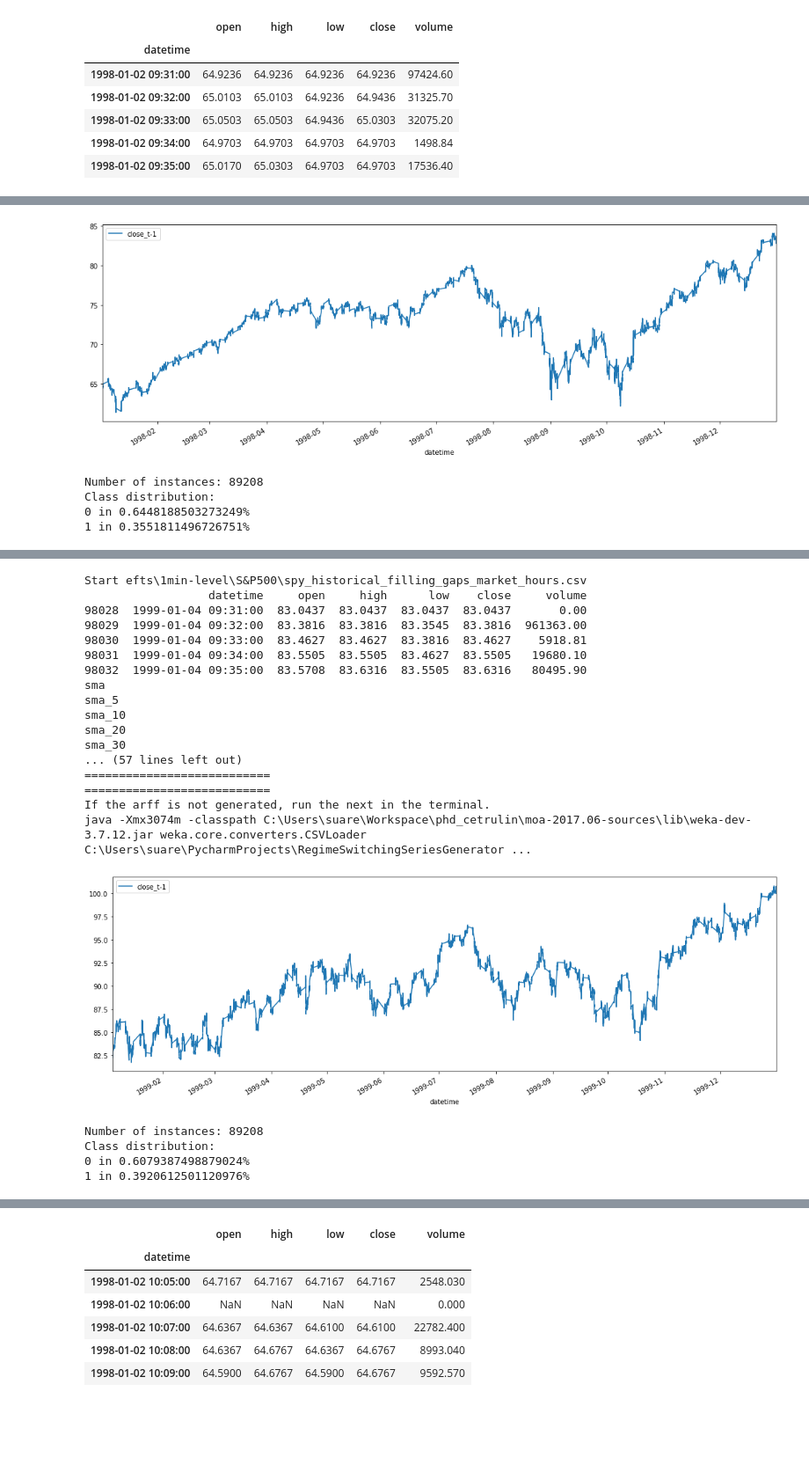
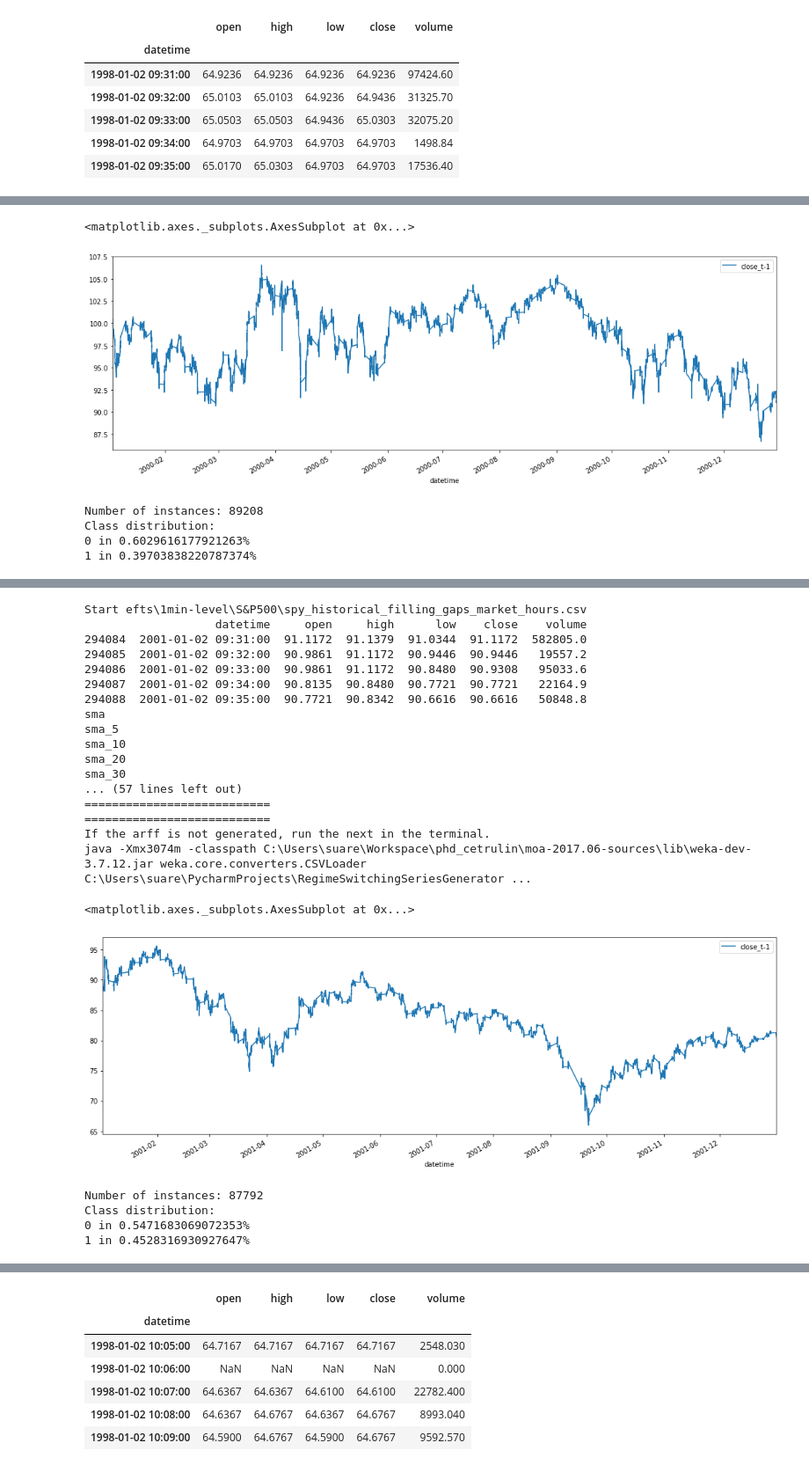
Before and after one commit to cetrulin/regime-switching-series-generator, a Jupyter notebook: notebooks/Data_preparation_experiments_NA_handling_gaps-QUANTQUOTE_MINUTES.ipynb, the cells around one changed output, grey strips where cells are left out. Shown at 88% size. Drawn from its saved outputs; the diff is of its cells as text; code cells hidden in the pictures; blank space fills up the shorter version.

```diff
--- a/notebooks/Data_preparation_experiments_NA_handling_gaps-QUANTQUOTE_MINUTES.ipynb
+++ b/notebooks/Data_preparation_experiments_NA_handling_gaps-QUANTQUOTE_MINUTES.ipynb
@@ -474,11 +440,26 @@ for mode in modes:
 
             # Get date range for the current set (TODO: add to adict so if else conditions are not required and can be soecufued at the start)
             if dataset == 'mahalanobis':
-                df = df[df.datetime.astype('str') <= '1998-12-31 16:00:00']  # Mahalanobis Set
+                # 1998
+                # df = df[df.datetime.astype('str') <= '1998-12-31 16:00:00']  # Mahalanobis Set
+                # 2000
+                df = df[(df.datetime.astype('str') > '1999-12-31 16:00:00') & (df.datetime.astype('str') <= '2000-12-31 16:00:00')]
+                # 2007
+#                 df = df[(df.datetime.astype('str') > '2006-12-31 16:00:00') & (df.datetime.astype('str') <= '2007-12-31 16:00:00')]
             elif dataset == 'dev':
-                df = df[(df.datetime.astype('str') > '1998-12-31 16:00:00') & (df.datetime.astype('str') <= '1999-12-31 16:00:00')]
+                # 1999
+                # df = df[(df.datetime.astype('str') > '1998-12-31 16:00:00') & (df.datetime.astype('str') <= '1999-12-31 16:00:00')]
+                # 2001
+                df = df[(df.datetime.astype('str') > '2000-12-31 16:00:00') & (df.datetime.astype('str') <= '2001-12-31 16:00:00')]
+                # 2008
+#                 df = df[(df.datetime.astype('str') > '2007-12-31 16:00:00') & (df.datetime.astype('str') <= '2008-12-31 16:00:00')]
             elif dataset == 'train':
-                df = df[df.datetime.astype('str') > '1999-12-31 16:00:00']
+                # 2000-2020/05
+#               df = df[df.datetime.astype('str') > '1999-12-31 16:00:00']
+                # 2002-2020/05
+                df = df[df.datetime.astype('str') > '2001-12-31 16:00:00']
+                # 2009-2020/05
+#                 df = df[df.datetime.astype('str') > '2008-12-31 16:00:00']
             else:
                 assert False, 'please, add a proper set name. either Mahalanobis, dev or train.'
 
@@ -657,39 +638,41 @@ Start efts\1min-level\S&P500\spy_historical_filling_gaps_market_hours.csv
 sma
 sma_5
 sma_10
 sma_20
 sma_30
 ... (57 lines left out)
 ===========================
 ===========================
 If the arff is not generated, run the next in the terminal.
 java -Xmx3074m -classpath C:\Users\suare\Workspace\phd_cetrulin\moa-2017.06-sources\lib\weka-dev-3.7.12.jar weka.core.converters.CSVLoader C:\Users\suare\PycharmProjects\RegimeSwitchingSeriesGenerator ...
+<matplotlib.axes._subplots.AxesSubplot at 0x...>
-[figure, old version]
+[figure, new version]
-Number of instances: 89208
-Class distribution:
-0 in 0.6448188503273249%
-1 in 0.3551811496726751%
+Number of instances: 89208
+Class distribution:
+0 in 0.6029616177921263%
+1 in 0.39703838220787374%
 [interactive output not drawn]
-Start efts\1min-level\S&P500\spy_historical_filling_gaps_market_hours.csv
-                  datetime     open     high      low    close     volume
-98028  1999-01-04 09:31:00  83.0437  83.0437  83.0437  83.0437       0.00
-98029  1999-01-04 09:32:00  83.3816  83.3816  83.3545  83.3816  961363.00
-98030  1999-01-04 09:33:00  83.4627  83.4627  83.3816  83.4627    5918.81
-98031  1999-01-04 09:34:00  83.5505  83.5505  83.4627  83.5505   19680.10
-98032  1999-01-04 09:35:00  83.5708  83.6316  83.5505  83.6316   80495.90
-sma
-sma_5
-sma_10
-sma_20
-sma_30
-... (57 lines left out)
-===========================
-===========================
-If the arff is not generated, run the next in the terminal.
-java -Xmx3074m -classpath C:\Users\suare\Workspace\phd_cetrulin\moa-2017.06-sources\lib\weka-dev-3.7.12.jar weka.core.converters.CSVLoader C:\Users\suare\PycharmProjects\RegimeSwitchingSeriesGenerator ...
+Start efts\1min-level\S&P500\spy_historical_filling_gaps_market_hours.csv
+                   datetime     open     high      low    close    volume
+294084  2001-01-02 09:31:00  91.1172  91.1379  91.0344  91.1172  582805.0
+294085  2001-01-02 09:32:00  90.9861  91.1172  90.9446  90.9446   19557.2
+294086  2001-01-02 09:33:00  90.9861  91.1172  90.8480  90.9308   95033.6
+294087  2001-01-02 09:34:00  90.8135  90.8480  90.7721  90.7721   22164.9
+294088  2001-01-02 09:35:00  90.7721  90.8342  90.6616  90.6616   50848.8
+sma
+sma_5
+sma_10
+sma_20
+sma_30
+... (57 lines left out)
+===========================
+===========================
+If the arff is not generated, run the next in the terminal.
+java -Xmx3074m -classpath C:\Users\suare\Workspace\phd_cetrulin\moa-2017.06-sources\lib\weka-dev-3.7.12.jar weka.core.converters.CSVLoader C:\Users\suare\PycharmProjects\RegimeSwitchingSeriesGenerator ...
+<matplotlib.axes._subplots.AxesSubplot at 0x...>
-[figure, old version]
+[figure, new version]
-Number of instances: 89208
-Class distribution:
-0 in 0.6079387498879024%
-1 in 0.3920612501120976%
+Number of instances: 87792
+Class distribution:
+0 in 0.5471683069072353%
+1 in 0.4528316930927647%
 [interactive output not drawn]
```
Also changed, not shown: parts of 4 cells of this notebook.
